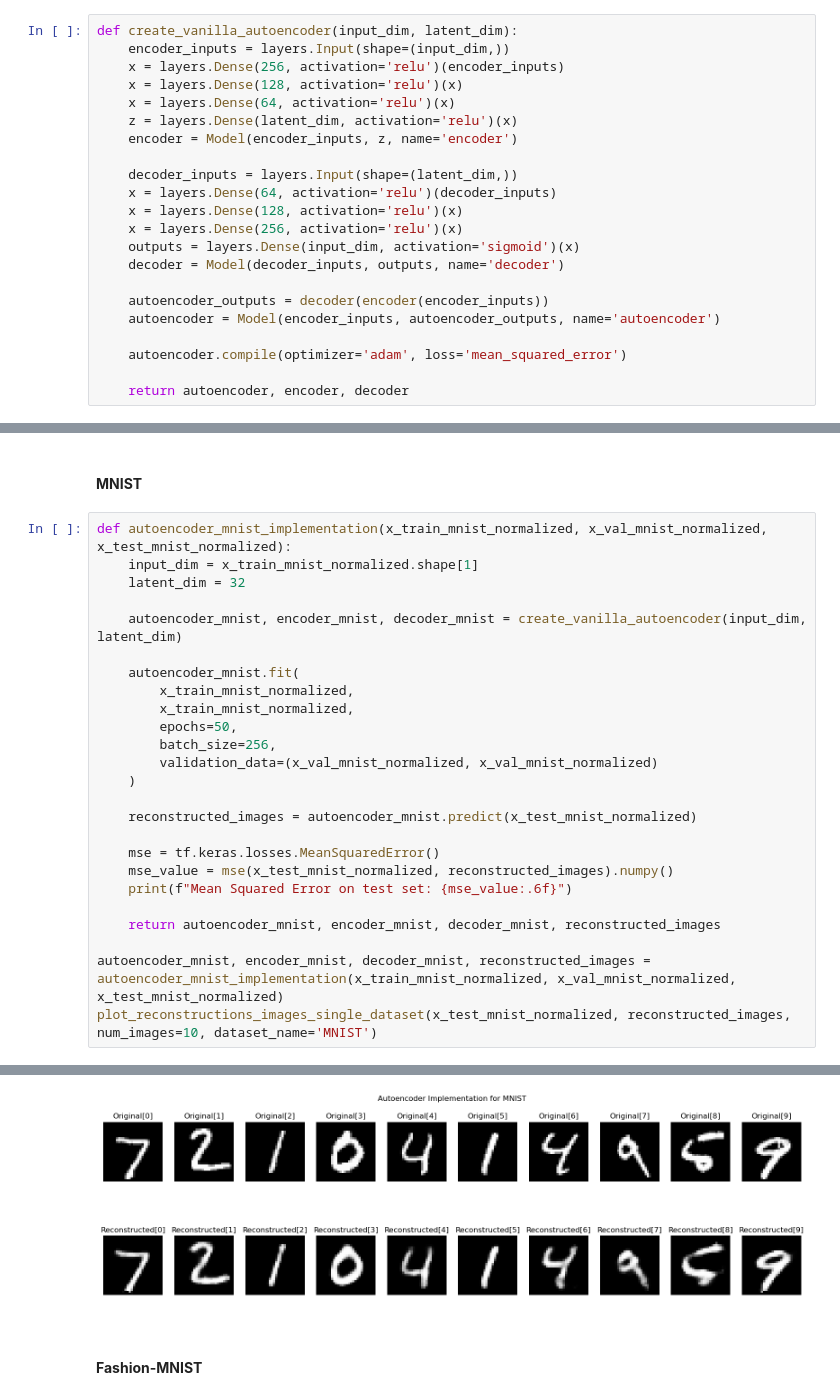
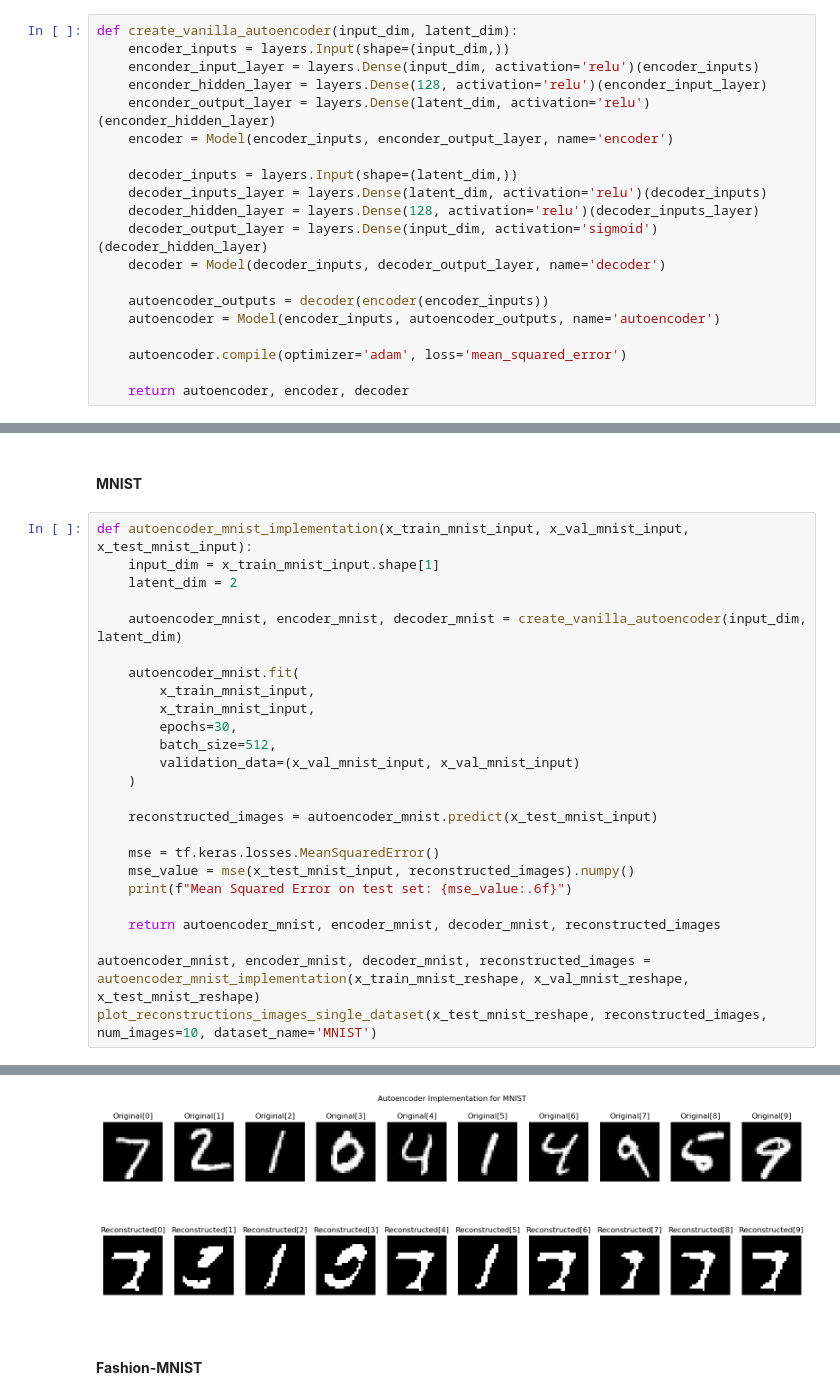
Before and after one commit to NolanMM/PROG74000-25W-Sec1-Applications-of-Artificial-Intelligence-and-Machine-Learning, a Jupyter notebook: Deep_Learning/Assignments/Vanila_Encoder.ipynb, the cells around one changed output, grey strips where cells are left out. Saved outputs shown, nothing was run; the diff lists cells and outputs as text.

```diff
--- a/Deep_Learning/Assignments/Vanila_Encoder.ipynb
+++ b/Deep_Learning/Assignments/Vanila_Encoder.ipynb
@@ -199,18 +199,16 @@ dict_labels_fminst
 # %%
 def create_vanilla_autoencoder(input_dim, latent_dim):
     encoder_inputs = layers.Input(shape=(input_dim,))
-    x = layers.Dense(256, activation='relu')(encoder_inputs)
-    x = layers.Dense(128, activation='relu')(x)
-    x = layers.Dense(64, activation='relu')(x)
-    z = layers.Dense(latent_dim, activation='relu')(x)
-    encoder = Model(encoder_inputs, z, name='encoder')
+    enconder_input_layer = layers.Dense(input_dim, activation='relu')(encoder_inputs)
+    enconder_hidden_layer = layers.Dense(128, activation='relu')(enconder_input_layer)
+    enconder_output_layer = layers.Dense(latent_dim, activation='relu')(enconder_hidden_layer)
+    encoder = Model(encoder_inputs, enconder_output_layer, name='encoder')
 
     decoder_inputs = layers.Input(shape=(latent_dim,))
-    x = layers.Dense(64, activation='relu')(decoder_inputs)
-    x = layers.Dense(128, activation='relu')(x)
-    x = layers.Dense(256, activation='relu')(x)
-    outputs = layers.Dense(input_dim, activation='sigmoid')(x)
-    decoder = Model(decoder_inputs, outputs, name='decoder')
+    decoder_inputs_layer = layers.Dense(latent_dim, activation='relu')(decoder_inputs)
+    decoder_hidden_layer = layers.Dense(128, activation='relu')(decoder_inputs_layer)
+    decoder_output_layer = layers.Dense(input_dim, activation='sigmoid')(decoder_hidden_layer)
+    decoder = Model(decoder_inputs, decoder_output_layer, name='decoder')
 
     autoencoder_outputs = decoder(encoder(encoder_inputs))
     autoencoder = Model(encoder_inputs, autoencoder_outputs, name='autoencoder')
@@ -237,28 +235,28 @@ def plot_reconstructions_images_single_dataset(original_images, reconstructed_im
 # %% [markdown]
 #### **MNIST**
 # %%
-def autoencoder_mnist_implementation(x_train_mnist_normalized, x_val_mnist_normalized, x_test_mnist_normalized):
-    input_dim = x_train_mnist_normalized.shape[1]
-    latent_dim = 32
+def autoencoder_mnist_implementation(x_train_mnist_input, x_val_mnist_input, x_test_mnist_input):
+    input_dim = x_train_mnist_input.shape[1]
+    latent_dim = 2
 
     autoencoder_mnist, encoder_mnist, decoder_mnist = create_vanilla_autoencoder(input_dim, latent_dim)
 
     autoencoder_mnist.fit(
-        x_train_mnist_normalized,
-        x_train_mnist_normalized,
-        epochs=50,
-        batch_size=256,
-        validation_data=(x_val_mnist_normalized, x_val_mnist_normalized)
+        x_train_mnist_input,
+        x_train_mnist_input,
+        epochs=30,
+        batch_size=512,
+        validation_data=(x_val_mnist_input, x_val_mnist_input)
     )
 
-    reconstructed_images = autoencoder_mnist.predict(x_test_mnist_normalized)
+    reconstructed_images = autoencoder_mnist.predict(x_test_mnist_input)
 
     mse = tf.keras.losses.MeanSquaredError()
-    mse_value = mse(x_test_mnist_normalized, reconstructed_images).numpy()
+    mse_value = mse(x_test_mnist_input, reconstructed_images).numpy()
     print(f"Mean Squared Error on test set: {mse_value:.6f}")
 
     return autoencoder_mnist, encoder_mnist, decoder_mnist, reconstructed_images
 
-autoencoder_mnist, encoder_mnist, decoder_mnist, reconstructed_images = autoencoder_mnist_implementation(x_train_mnist_normalized, x_val_mnist_normalized, x_test_mnist_normalized)
-plot_reconstructions_images_single_dataset(x_test_mnist_normalized, reconstructed_images, num_images=10, dataset_name='MNIST')
+autoencoder_mnist, encoder_mnist, decoder_mnist, reconstructed_images = autoencoder_mnist_implementation(x_train_mnist_reshape, x_val_mnist_reshape, x_test_mnist_reshape)
+plot_reconstructions_images_single_dataset(x_test_mnist_reshape, reconstructed_images, num_images=10, dataset_name='MNIST')
 # %% [output]
@@ -282,4 +280,4 @@ Mean Squared Error on test set: 0.008428
-[figure, old version]
+[figure, new version]
 # %% [markdown]
 #### **Fashion-MNIST**
 # %%
```
Also changed, not shown: parts of 30 cells of this notebook, 1 other file.
